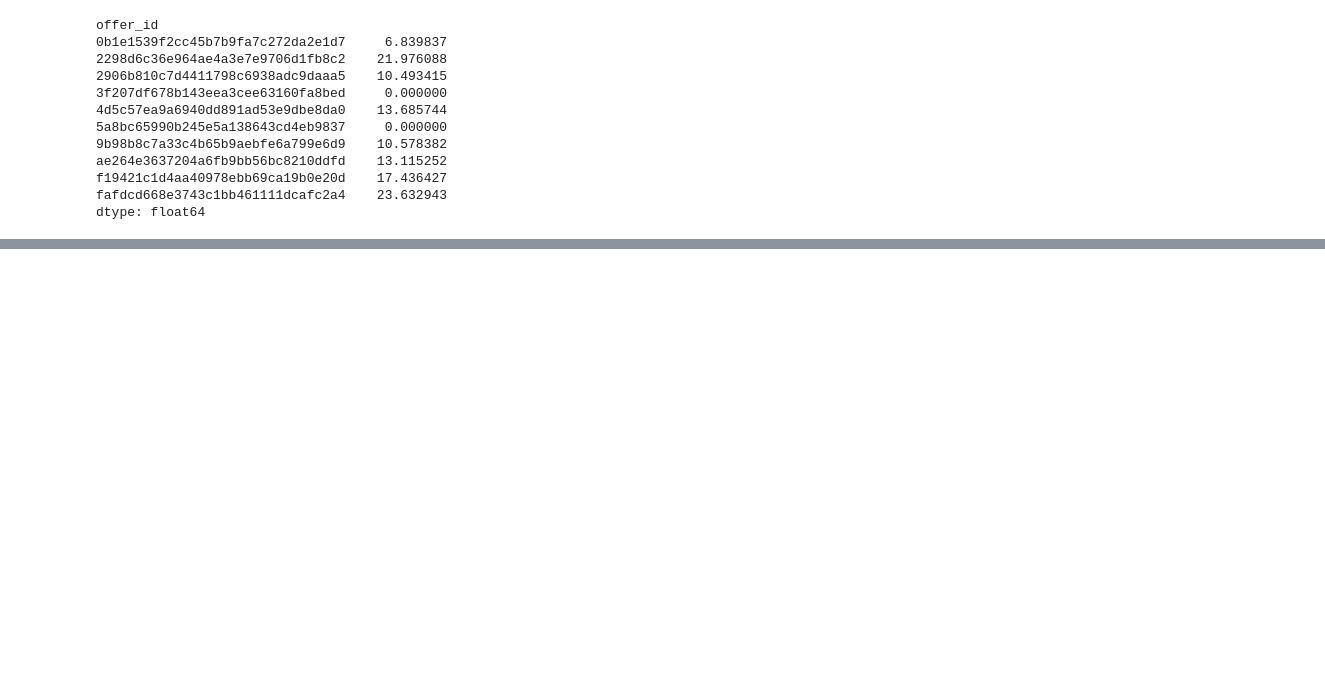
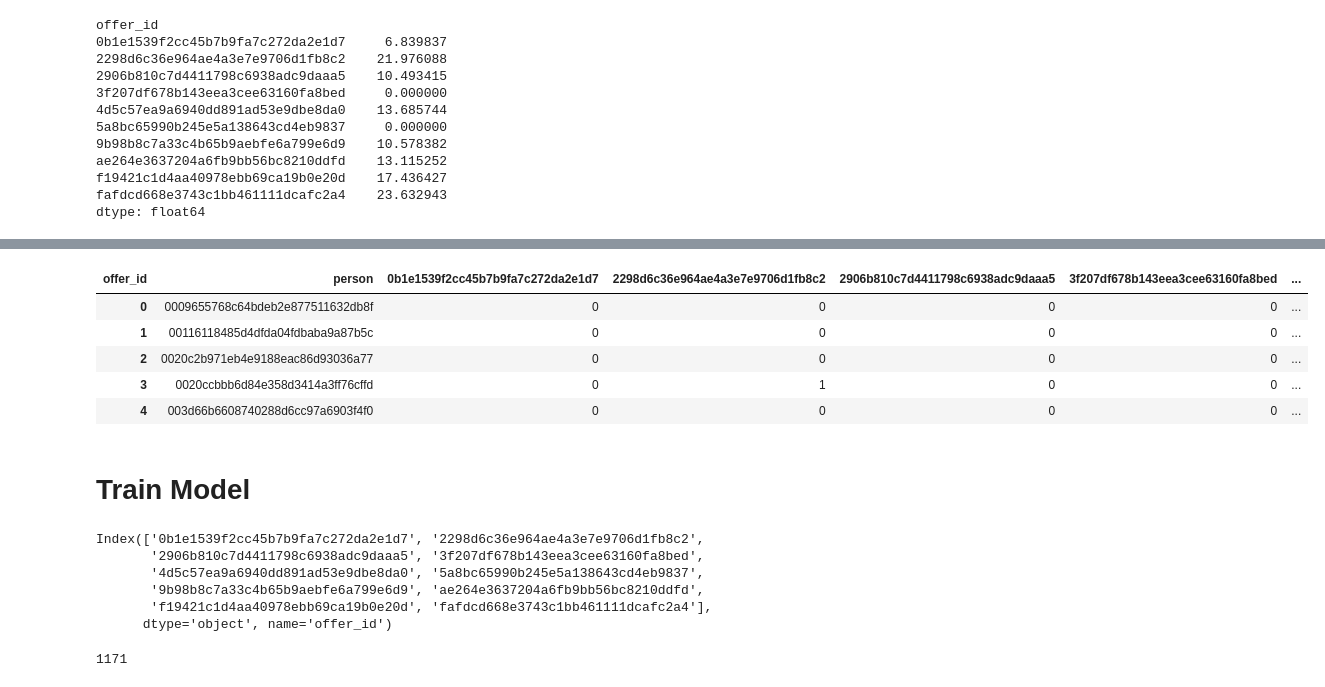
Before and after one commit to rmkeeler/udacity-datasci-capstone-starbucks, a Jupyter notebook: starbucks-project-classifier-version.ipynb, the cells around one changed output, grey strips where cells are left out. Cells and saved outputs as stored; diff of their text form; code cells hidden in the pictures; blank space fills up the shorter version.

```diff
--- a/starbucks-project-classifier-version.ipynb
+++ b/starbucks-project-classifier-version.ipynb
@@ -84,0 +126,11 @@ dtype: float64
+# %%
+transactions_output.head()
+# %% [output]
+| offer_id | person | 0b1e1539f2cc45b7b9fa7c272da2e1d7 | 2298d6c36e964ae4a3e7e9706d1fb8c2 | 2906b810c7d4411798c6938adc9daaa5 | 3f207df678b143eea3cee63160fa8bed | ... |
+| 0 | 0009655768c64bdeb2e877511632db8f | 0 | 0 | 0 | 0 | ... |
+| 1 | 00116118485d4dfda04fdbaba9a87b5c | 0 | 0 | 0 | 0 | ... |
+| 2 | 0020c2b971eb4e9188eac86d93036a77 | 0 | 0 | 0 | 0 | ... |
+| 3 | 0020ccbbb6d84e358d3414a3ff76cffd | 0 | 1 | 0 | 0 | ... |
+| 4 | 003d66b6608740288d6cc97a6903f4f0 | 0 | 0 | 0 | 0 | ... |
+# %% [markdown]
+# Train Model
@@ -84,0 +142,9 @@ dtype: float64
+# %%
+labels
+# %% [output]
+Index(['0b1e1539f2cc45b7b9fa7c272da2e1d7', '2298d6c36e964ae4a3e7e9706d1fb8c2',
+       '2906b810c7d4411798c6938adc9daaa5', '3f207df678b143eea3cee63160fa8bed',
+       '4d5c57ea9a6940dd891ad53e9dbe8da0', '5a8bc65990b245e5a138643cd4eb9837',
+       '9b98b8c7a33c4b65b9aebfe6a799e6d9', 'ae264e3637204a6fb9bb56bc8210ddfd',
+       'f19421c1d4aa40978ebb69ca19b0e20d', 'fafdcd668e3743c1bb461111dcafc2a4'],
+      dtype='object', name='offer_id')
@@ -84,0 +154,4 @@ dtype: float64
+# %%
+y_test[:,9].sum()
+# %% [output]
+1171
```
Also changed, not shown: parts of 15 cells of this notebook, 1 other file.
